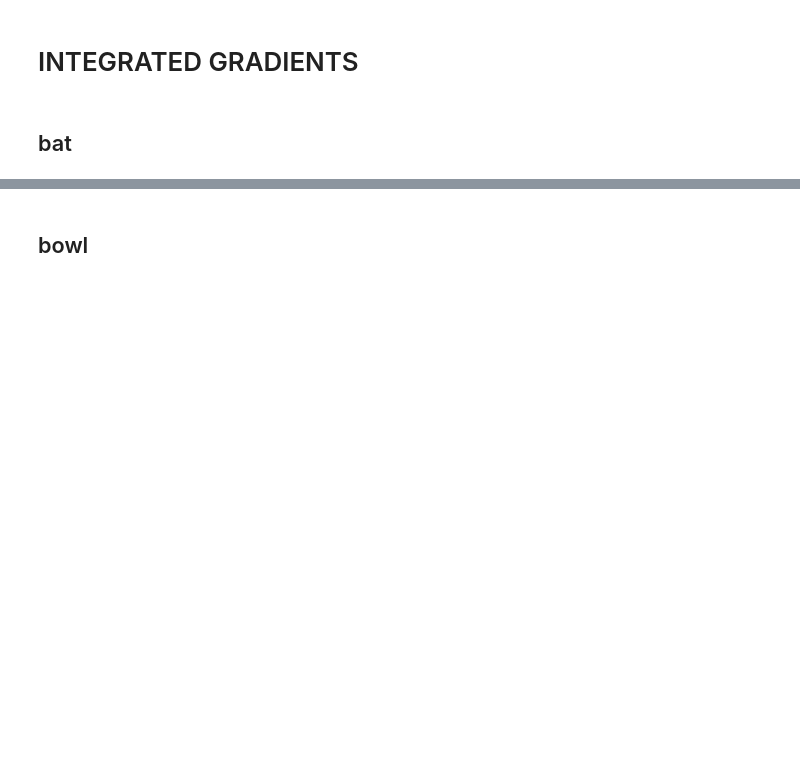
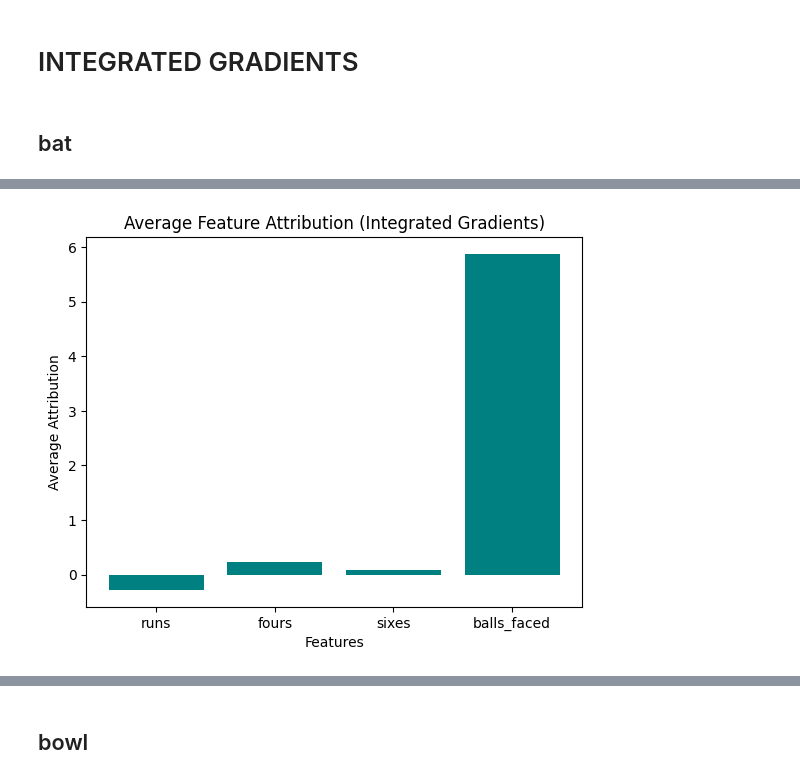
Before and after one commit to peroxidemonke07/fantasy-recommender, a Jupyter notebook: notebooks/main.ipynb, the cells around one changed output, grey strips where cells are left out. Cells and saved outputs as stored; diff of their text form; code cells hidden in the pictures; blank space fills up the shorter version.

```diff
--- a/notebooks/main.ipynb
+++ b/notebooks/main.ipynb
@@ -135,3 +187,35 @@ match_players = get_match_players(1426312)
 # INTEGRATED GRADIENTS
 # %% [markdown]
 ## bat
+# %%
+import torch
+from captum.attr import IntegratedGradients
+import matplotlib.pyplot as plt
+
+# Feature names
+feature_names_bat = ['runs', 'fours', 'sixes', 'balls_faced']
+
+# Initialize the Integrated Gradients explainer
+ig = IntegratedGradients(lstm_model_bat)
+
+# Reshape input to include batch dimension (1, 5, 4)
+X_test_reshaped = X_test_bat.values.reshape(-1, 5, 4)
+input_tensor = torch.FloatTensor(X_test_reshaped[1]).unsqueeze(0)  # Shape: [1, 5, 4]
+baseline_tensor = torch.zeros_like(input_tensor)  # Same shape as input_tensor with batch dimension
+
+# Compute Integrated Gradients
+attributions, delta = ig.attribute(input_tensor, baseline_tensor, target=0, return_convergence_delta=True)
+
+# Remove batch dimension and convert to numpy (Shape: [5, 4])
+attributions_np = attributions.squeeze(0).detach().numpy()
+
+# Calculate average attribution across time steps for each feature (axis 0 is time step)
+avg_attributions = attributions_np.mean(axis=0)
+
+# Plot the bar graph of average attributions per feature
+plt.bar(feature_names_bat, avg_attributions, color='teal')
+plt.xlabel('Features')
+plt.ylabel('Average Attribution')
+plt.title('Average Feature Attribution (Integrated Gradients)')
+plt.show()
+# %% [output]
@@ -138,3 +223,4 @@ match_players = get_match_players(1426312)
+[figure, added]
 # %%
 import torch
 from captum.attr import IntegratedGradients
```
Also changed, not shown: parts of 13 cells of this notebook, 2 other files.
